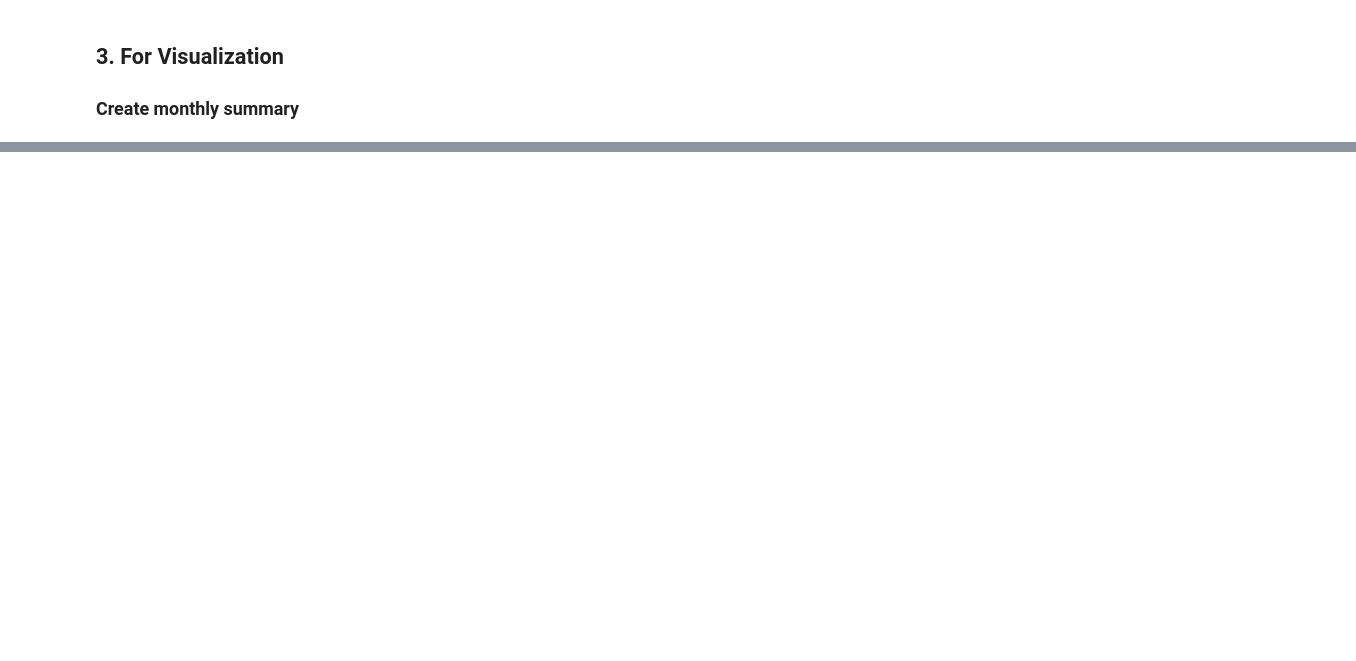
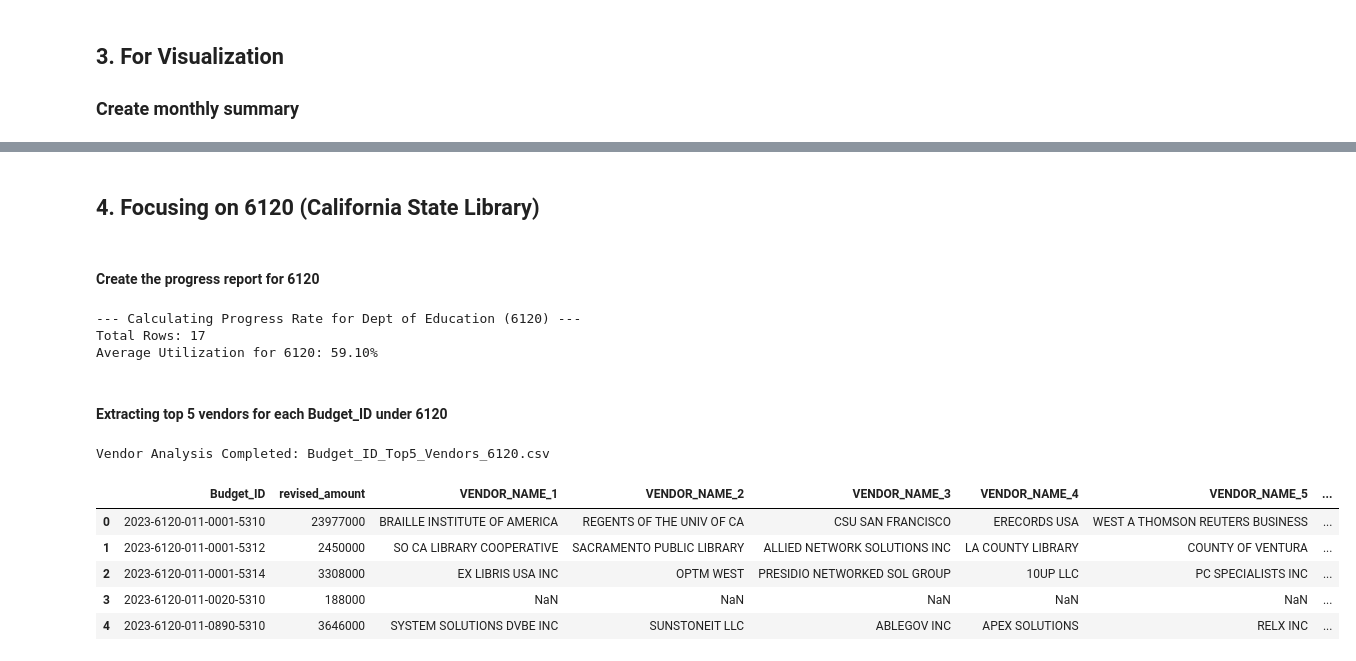
Before and after one commit to Shun-M-0728/CRB-and-MaCCS, a Jupyter notebook: src/05_Connection_bill_to_fiscal.ipynb, the cells around one changed output, grey strips where cells are left out. Drawn from its saved outputs; the diff is of its cells as text; code cells hidden in the pictures; blank space fills up the shorter version.

```diff
--- a/src/05_Connection_bill_to_fiscal.ipynb
+++ b/src/05_Connection_bill_to_fiscal.ipynb
@@ -296,0 +623,76 @@ Monthly summary creation completed: 12255 rows
+# %% [markdown]
+## 4. Focusing on 6120 (California State Library)
+# %% [markdown]
+#### Create the progress report for 6120
+# %%
+print("\n--- Calculating Progress Rate for Dept of Education (6120) ---")
+
+master_6120 = bill_df_new[bill_df_new['Budget_ID'].str.startswith('2023-6120', na=False)].copy()
+
+total_spent_6120 = final_report_clean[
+    final_report_clean['Budget_ID'].str.startswith('2023-6120', na=False)
+].groupby('Budget_ID')['monetary_amount'].sum().reset_index()
+
+progress_6120 = pd.merge(
+    master_6120[['Budget_ID', 'revised_amount']],
+    total_spent_6120,
+    on='Budget_ID',
+    how='left'
+).fillna(0)
+
+progress_6120['utilization_rate (%)'] = (progress_6120['monetary_amount'] / progress_6120['revised_amount'] * 100).fillna(0)
+
+# Save the result
+progress_6120.to_csv("Progress_Rate_6120_Total.csv", index=False, encoding='utf-8-sig')
+
+print(f"Total Rows: {len(progress_6120)}")
+print(f"Average Utilization for 6120: {progress_6120['utilization_rate (%)'].mean():.2f}%")
+# %% [output]
+--- Calculating Progress Rate for Dept of Education (6120) ---
+Total Rows: 17
+Average Utilization for 6120: 59.10%
+# %% [markdown]
+#### Extracting top 5 vendors for each Budget_ID under 6120
+# %%
+# 1. Extract the relevant data for 6120 from the already cleaned final report
+spending_6120 = final_report_clean[
+    final_report_clean['Budget_ID'].str.startswith('2023-6120', na=False)
+].copy()
+
+# 2. Sum the expenditure amounts for each Budget_ID and VENDOR_NAME
+vendor_summary = spending_6120.groupby(['Budget_ID', 'VENDOR_NAME'])['monetary_amount'].sum().reset_index()
+
+# 3. Sort by Budget_ID and monetary_amount, then select the top 5 vendors for each Budget_ID
+vendor_summary = vendor_summary.sort_values(['Budget_ID', 'monetary_amount'], ascending=[True, False])
+top5_vendors = vendor_summary.groupby('Budget_ID').head(5).copy()
+
+# 4. Create a rank column to identify the top 1, top 2, ... for each Budget_ID
+top5_vendors['rank'] = top5_vendors.groupby('Budget_ID').cumcount() + 1
+
+# 5. Convert the data to a wide format
+pivot_vendors = top5_vendors.pivot(index='Budget_ID', columns='rank', values=['VENDOR_NAME', 'monetary_amount'])
+pivot_vendors.columns = [f"{col[0]}_{col[1]}" for col in pivot_vendors.columns]
+pivot_vendors = pivot_vendors.reset_index()
+
+# 6. Merge the top 5 vendor information back to the master list for 6120
+final_vendor_report = pd.merge(
+    master_6120[['Budget_ID', 'revised_amount']],
+    pivot_vendors,
+    on='Budget_ID',
+    how='left'
+)
+
+# 7. Save the final report to a CSV file
+output_file = "Budget_ID_Top5_Vendors_6120.csv"
+final_vendor_report.to_csv(output_file, index=False, encoding='utf-8-sig')
+
+print(f"Vendor Analysis Completed: {output_file}")
+display(final_vendor_report.head())
+# %% [output]
+Vendor Analysis Completed: Budget_ID_Top5_Vendors_6120.csv
+|  | Budget_ID | revised_amount | VENDOR_NAME_1 | VENDOR_NAME_2 | VENDOR_NAME_3 | VENDOR_NAME_4 | VENDOR_NAME_5 | ... |
+| 0 | 2023-6120-011-0001-5310 | 23977000 | BRAILLE INSTITUTE OF AMERICA | REGENTS OF THE UNIV OF CA | CSU SAN FRANCISCO | ERECORDS USA | WEST A THOMSON REUTERS BUSINESS | ... |
+| 1 | 2023-6120-011-0001-5312 | 2450000 | SO CA LIBRARY COOPERATIVE | SACRAMENTO PUBLIC LIBRARY | ALLIED NETWORK SOLUTIONS INC | LA COUNTY LIBRARY | COUNTY OF VENTURA | ... |
+| 2 | 2023-6120-011-0001-5314 | 3308000 | EX LIBRIS USA INC | OPTM WEST | PRESIDIO NETWORKED SOL GROUP | 10UP LLC | PC SPECIALISTS INC | ... |
+| 3 | 2023-6120-011-0020-5310 | 188000 | NaN | NaN | NaN | NaN | NaN | ... |
+| 4 | 2023-6120-011-0890-5310 | 3646000 | SYSTEM SOLUTIONS DVBE INC | SUNSTONEIT LLC | ABLEGOV INC | APEX SOLUTIONS | RELX INC | ... |
```
Also changed, not shown: parts of 29 cells of this notebook, 5 other files.
